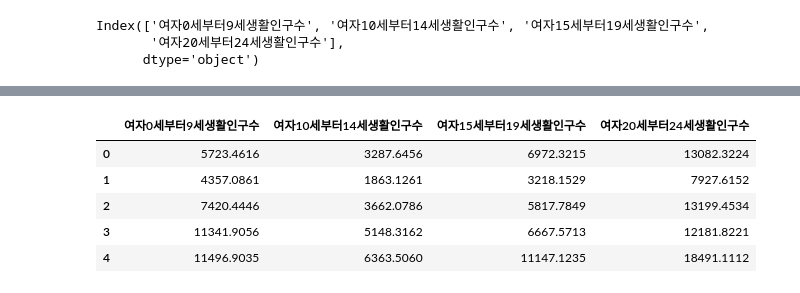
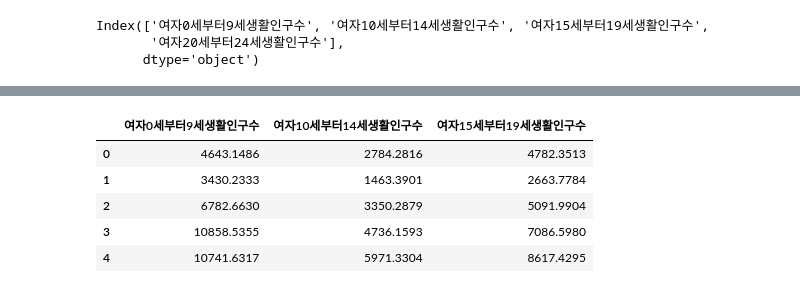
Before and after one commit to cryptnomy/likelion-ai-s7-mid, a Jupyter notebook: src/hypothesis-one-gt.ipynb, the cells around one changed output, grey strips where cells are left out. Saved outputs shown, nothing was run; the diff lists cells and outputs as text; code cells hidden in the pictures.

```diff
--- a/src/hypothesis-one-gt.ipynb
+++ b/src/hypothesis-one-gt.ipynb
@@ -16,7 +19,7 @@ files
  '../../../data/likelion-ai-s7-mid\\01_seoul-living-popluation\\LOCAL_PEOPLE_GU_2020.csv',
  '../../../data/likelion-ai-s7-mid\\01_seoul-living-popluation\\LOCAL_PEOPLE_GU_2021.csv']
 # %%
-data = pd.read_csv(files[0], index_col=False, encoding='cp949')
+data = pd.read_csv(files[2], index_col=False, encoding='cp949')
 data
 # %% [output]
 |  | 기준일ID | 시간대구분 | 자치구코드 | 총생활인구수 | 남자0세부터9세생활인구수 | 남자10세부터14세생활인구수 | 남자15세부터19세생활인구수 | 남자20세부터24세생활인구수 | ... |
@@ -92,13 +95,13 @@ data_male.head()
 # %%
-data_female = data[data.columns[18:22]]
+data_female = data[data.columns[18:21]]
 data_female.head()
 # %% [output]
-|  | 여자0세부터9세생활인구수 | 여자10세부터14세생활인구수 | 여자15세부터19세생활인구수 | 여자20세부터24세생활인구수 |
-| 0 | 5723.4616 | 3287.6456 | 6972.3215 | 13082.3224 |
-| 1 | 4357.0861 | 1863.1261 | 3218.1529 | 7927.6152 |
-| 2 | 7420.4446 | 3662.0786 | 5817.7849 | 13199.4534 |
-| 3 | 11341.9056 | 5148.3162 | 6667.5713 | 12181.8221 |
-| 4 | 11496.9035 | 6363.5060 | 11147.1235 | 18491.1112 |
+|  | 여자0세부터9세생활인구수 | 여자10세부터14세생활인구수 | 여자15세부터19세생활인구수 |
+| 0 | 4643.1486 | 2784.2816 | 4782.3513 |
+| 1 | 3430.2333 | 1463.3901 | 2663.7784 |
+| 2 | 6782.6630 | 3350.2879 | 5091.9904 |
+| 3 | 10858.5355 | 4736.1593 | 7086.5980 |
+| 4 | 10741.6317 | 5971.3304 | 8617.4295 |
 # %%
 data_over_20 = pd.concat([data_male, data_female], axis=1)
 data_over_20
```
Also changed, not shown: parts of 49 cells of this notebook.
